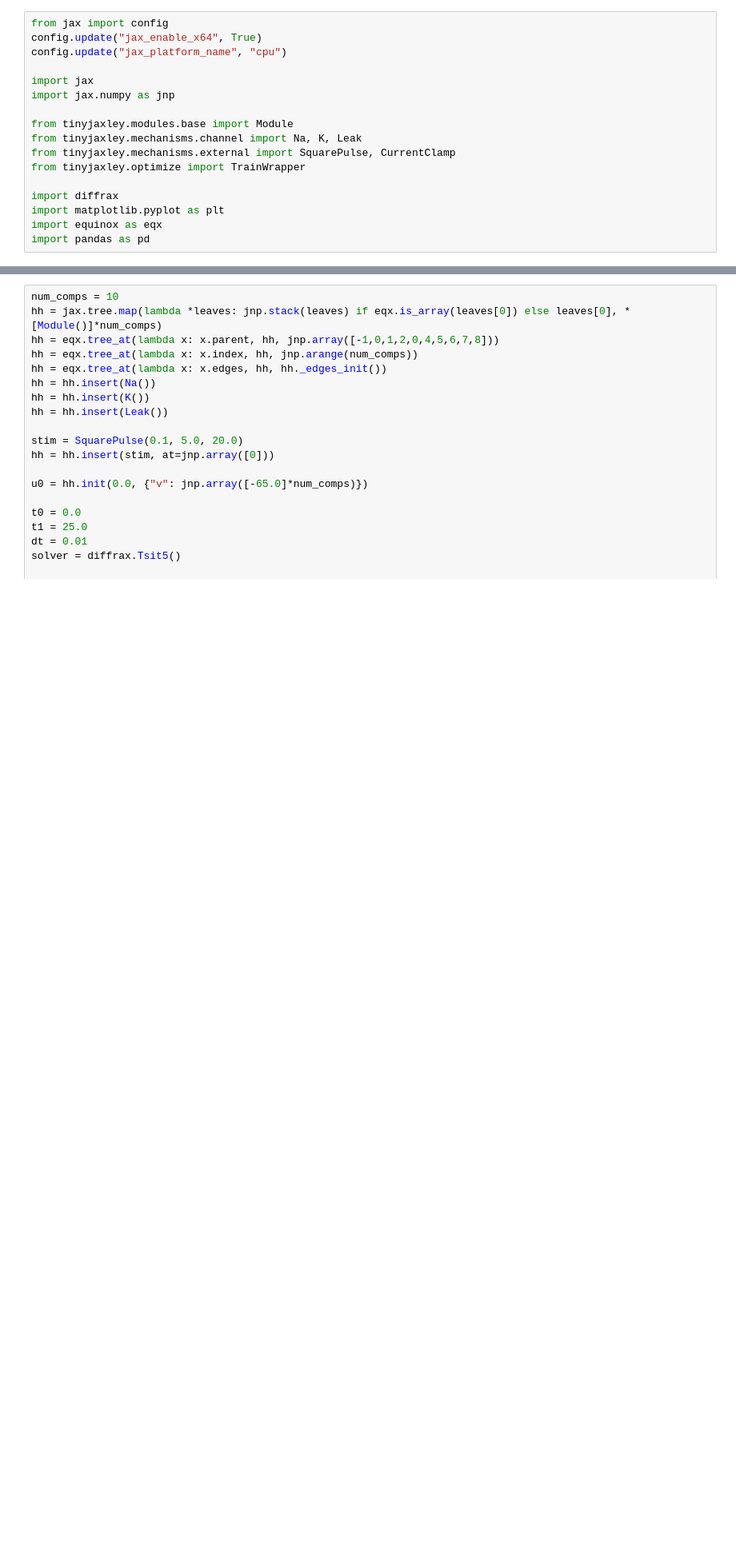
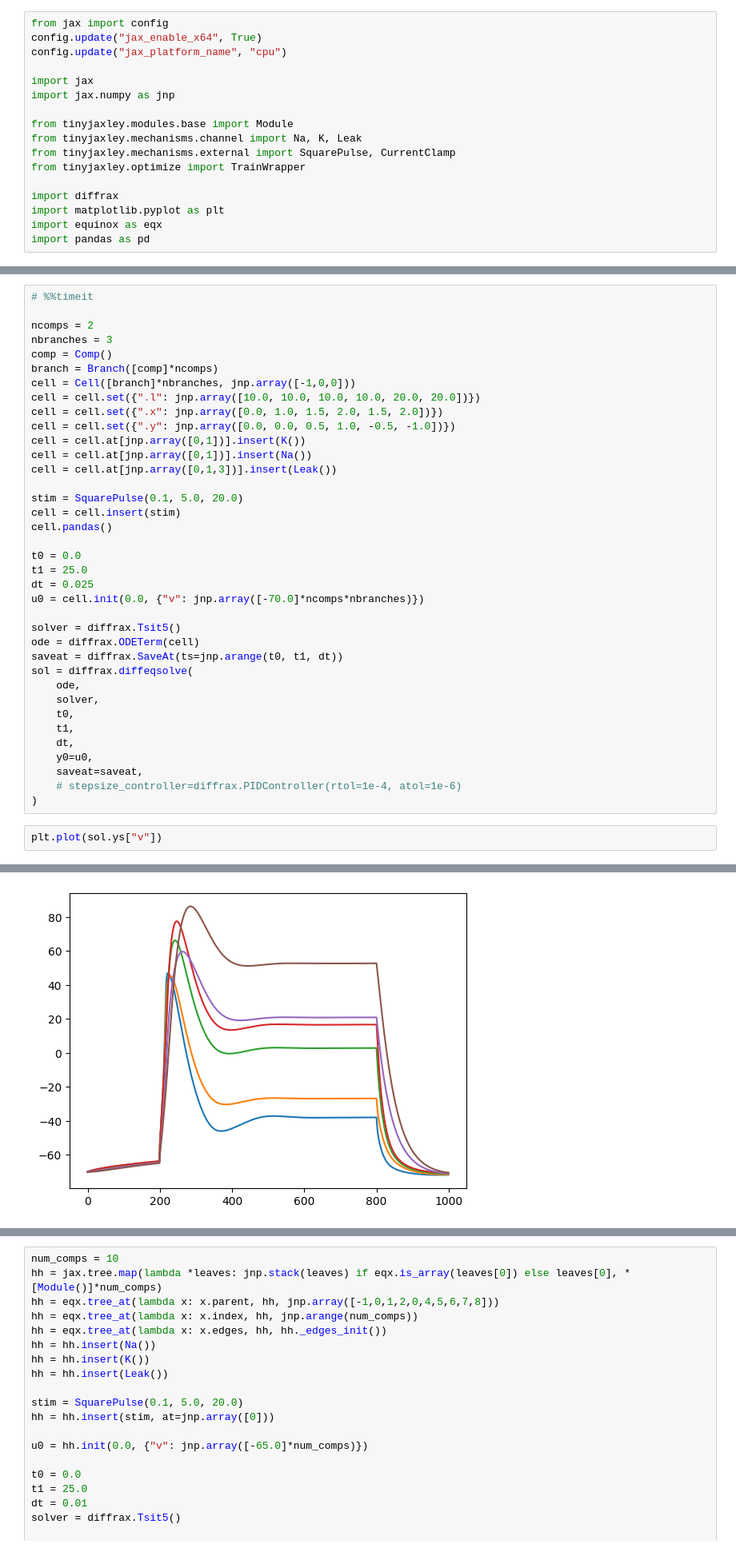
Before and after one commit to jnsbck/tinyjaxley, a Jupyter notebook: dev.ipynb, the cells around one changed output, grey strips where cells are left out. Shown at 80% size. Saved outputs shown, nothing was run; the diff lists cells and outputs as text; blank space fills up the shorter version.

```diff
--- a/dev.ipynb
+++ b/dev.ipynb
@@ -20,0 +80,40 @@ import pandas as pd
+# %%
+# %%timeit
+
+ncomps = 2
+nbranches = 3
+comp = Comp()
+branch = Branch([comp]*ncomps)
+cell = Cell([branch]*nbranches, jnp.array([-1,0,0]))
+cell = cell.set({".l": jnp.array([10.0, 10.0, 10.0, 10.0, 20.0, 20.0])})
+cell = cell.set({".x": jnp.array([0.0, 1.0, 1.5, 2.0, 1.5, 2.0])})
+cell = cell.set({".y": jnp.array([0.0, 0.0, 0.5, 1.0, -0.5, -1.0])})
+cell = cell.at[jnp.array([0,1])].insert(K())
+cell = cell.at[jnp.array([0,1])].insert(Na())
+cell = cell.at[jnp.array([0,1,3])].insert(Leak())
+
+stim = SquarePulse(0.1, 5.0, 20.0)
+cell = cell.insert(stim)
+cell.pandas()
+
+t0 = 0.0
+t1 = 25.0
+dt = 0.025
+u0 = cell.init(0.0, {"v": jnp.array([-70.0]*ncomps*nbranches)})
+
+solver = diffrax.Tsit5()
+ode = diffrax.ODETerm(cell)
+saveat = diffrax.SaveAt(ts=jnp.arange(t0, t1, dt))
+sol = diffrax.diffeqsolve(
+    ode,
+    solver,
+    t0,
+    t1,
+    dt,
+    y0=u0,
+    saveat=saveat,
+    # stepsize_controller=diffrax.PIDController(rtol=1e-4, atol=1e-6)
+)
+# %%
+plt.plot(sol.ys["v"])
+# %% [output]
@@ -20,0 +126 @@ import pandas as pd
+[figure, added]
```
Also changed, not shown: parts of 8 cells of this notebook, 7 other files.
